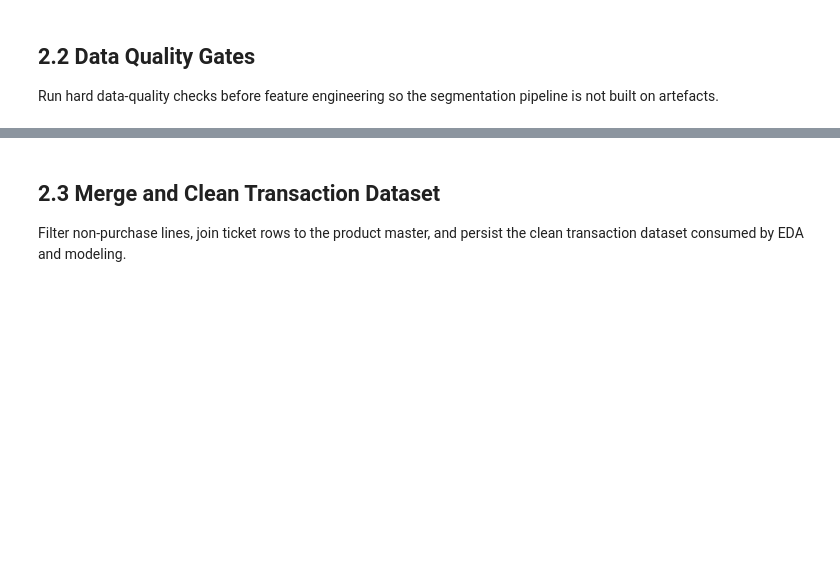
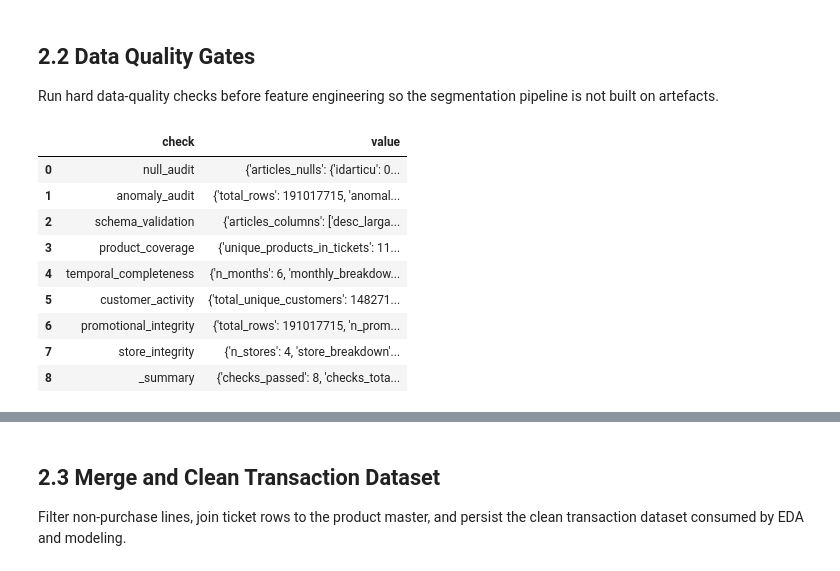
Before and after one commit to robsrot/carrefour_capstone, a Jupyter notebook: notebooks/02_pre-analysis.ipynb, the cells around one changed output, grey strips where cells are left out. Cells and saved outputs as stored; diff of their text form; code cells hidden in the pictures; blank space fills up the shorter version.

```diff
--- a/notebooks/02_pre-analysis.ipynb
+++ b/notebooks/02_pre-analysis.ipynb
@@ -85,15 +125,32 @@ df_tickets.limit(5).collect().with_row_index("row_number")
 
 Run hard data-quality checks before feature engineering so the segmentation pipeline is not built on artefacts.
 # %%
-from src.data_quality import (
-    validate_schema, audit_nulls, audit_anomalies,
-    check_product_coverage, check_temporal_completeness,
-    audit_customer_activity, audit_promotional_data,
-    audit_stores, build_quality_report,
+from src.data_quality import build_quality_report
+
+# Loads quality_report.json from cache if it exists - no parquet scans needed.
+# Pass force=True to re-run all streaming scans after raw data changes.
+report = build_quality_report(force=False)
+
+
+
+report = build_quality_report(force=False)
+
+display(
+    pd.DataFrame([
+        {"check": key, "value": value}
+        for key, value in report.items()
+    ])
 )
-
-# Loads quality_report.json from cache if it exists — no parquet scans needed.
-# Pass force=True to re-run all 6 streaming scans (e.g. after raw data changes).
-report = build_quality_report(verbose=True)
+# %% [output]
+|  | check | value |
+| 0 | null_audit | {'articles_nulls': {'idarticu': 0... |
+| 1 | anomaly_audit | {'total_rows': 191017715, 'anomal... |
+| 2 | schema_validation | {'articles_columns': ['desc_larga... |
+| 3 | product_coverage | {'unique_products_in_tickets': 11... |
+| 4 | temporal_completeness | {'n_months': 6, 'monthly_breakdow... |
+| 5 | customer_activity | {'total_unique_customers': 148271... |
+| 6 | promotional_integrity | {'total_rows': 191017715, 'n_prom... |
+| 7 | store_integrity | {'n_stores': 4, 'store_breakdown'... |
+| 8 | _summary | {'checks_passed': 8, 'checks_tota... |
 # %%
 # Anomaly detail: understand scale of returns / bad data
```
Also changed, not shown: parts of 19 cells of this notebook, 3 other files.
